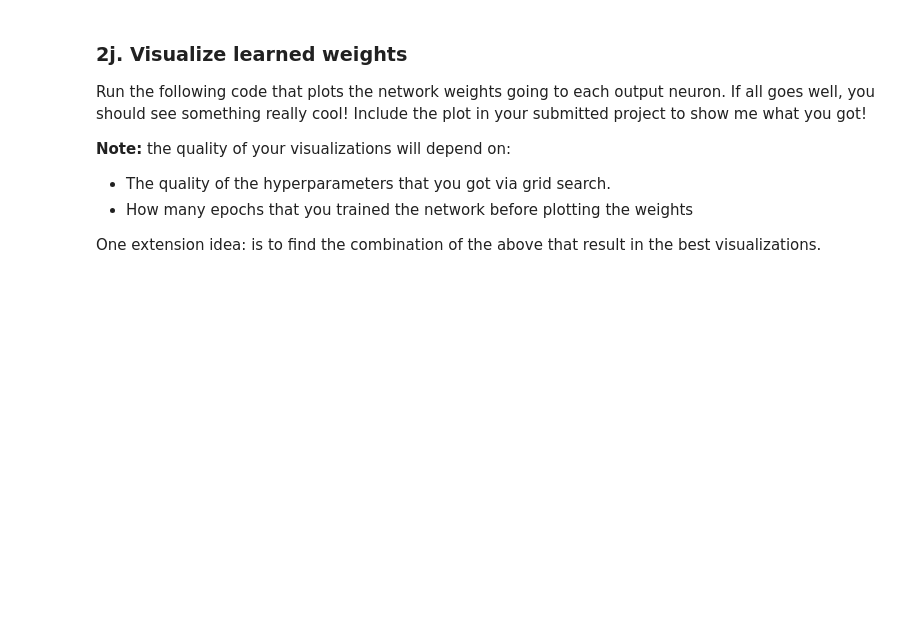
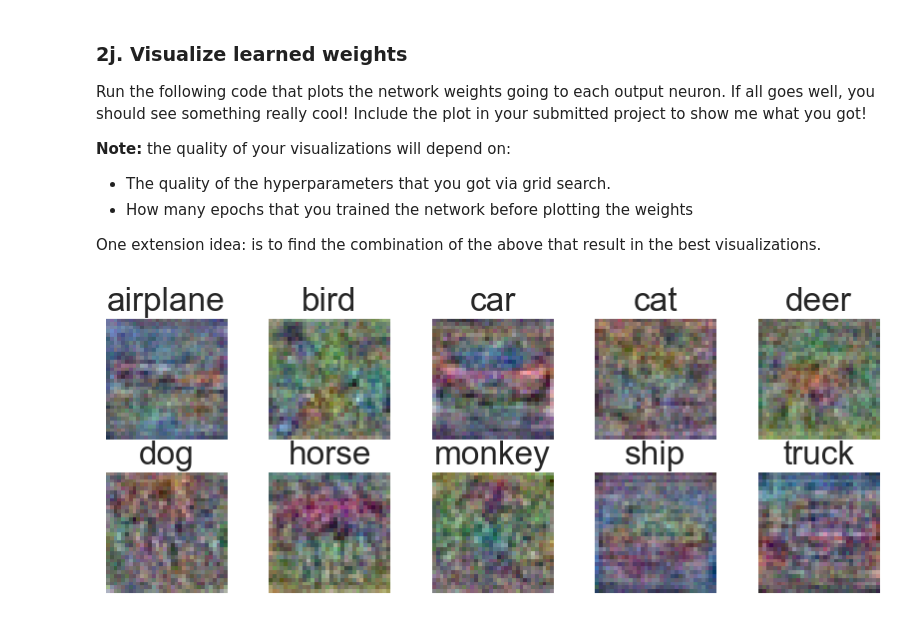
Before and after one commit to sampolz/Neural-Networks, a Jupyter notebook: Project 2/softmax_layer.ipynb, the cells around one changed output. Saved outputs shown, nothing was run; the diff lists cells and outputs as text; code cells hidden in the pictures; blank space fills up the shorter version.

Commit message:
softmax notebook completion

```diff
--- a/Project 2/softmax_layer.ipynb
+++ b/Project 2/softmax_layer.ipynb
@@ -506,17 +522,17 @@ Train a fresh net with the best hyperparameter values that you found in your sea
 
 Print out the accuracy on the validation set. It should match exactly your printout above.
 # %%
-# softmaxNet = SoftmaxLayer(10)
+softmaxNet = SoftmaxLayer(10)
 
-# loss_history, acc_history = softmaxNet.fit(x_train, y_train,
-#                                            n_epochs=75,
-#                                            lr=,
-#                                            mini_batch_sz=,
-#                                            reg=best_reg,
-#                                            r_seed=1,
-#                                            verbose=0)
+loss_history, acc_history = softmaxNet.fit(x_train, y_train,
+                                           n_epochs=75,
+                                           lr=0.01,
+                                           mini_batch_sz=501,
+                                           reg=195,
+                                           r_seed=1,
+                                           verbose=0)
 
-# y_val_pred = softmaxNet.predict(x_val)
-# val_acc = softmaxNet.accuracy(y_val, y_val_pred)
+y_val_pred = softmaxNet.predict(x_val)
+val_acc = softmaxNet.accuracy(y_val, y_val_pred)
 
-# print(f"Validation accuracy with best hyperparameters: {val_acc}")
+print(f"Validation accuracy with best hyperparameters: {val_acc}")
@@ -545,27 +565,31 @@ Run the following code that plots the network weights going to each output neuro
 
 One extension idea: is to find the combination of the above that result in the best visualizations.
 # %%
+bestNet = softmaxNet
+
 # Load in the class names
 classes = np.loadtxt(os.path.join('data', 'stl10_binary', 'class_names.txt'), dtype=str)
 
 # We don't care about the bias wt
 wts = bestNet.wts
 # Reshape the wt vectors into spatial 'image' configurations to visualization
 wts = wts.reshape(32, 32, 3, 10)
 
 # Make a large new empty figure/plot
 plt.figure(figsize=(10, 4))
 
 # Loop through each output neuron
 for i in range(10):
   # Make a 2x5 grid of images
   plt.subplot(2, 5, i+1)
 
   # Rescale the weights to be between 0 and 255
   currImg = 255.0 * (wts[:, :, :, i].squeeze() - np.min(wts)) / (np.max(wts) - np.min(wts))
 
   plt.imshow(currImg.astype('uint8'))
   plt.axis('off')
   plt.title(classes[i])
 plt.subplots_adjust(wspace=0.35, hspace=0)
 plt.show()
+# %% [output]
+[figure, added]
```
Also changed, not shown: parts of 5 cells of this notebook.
